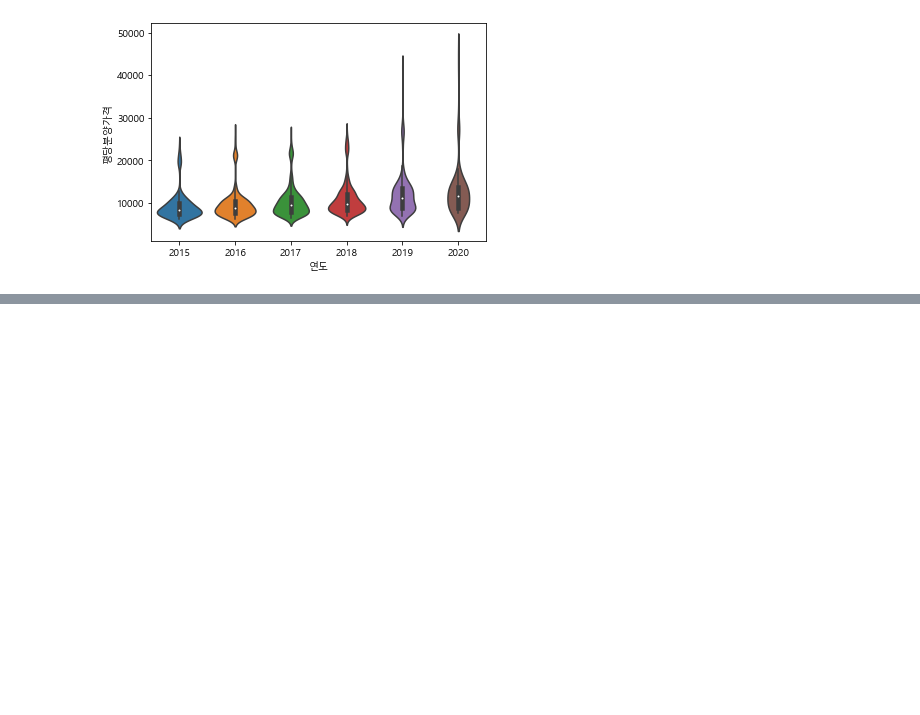
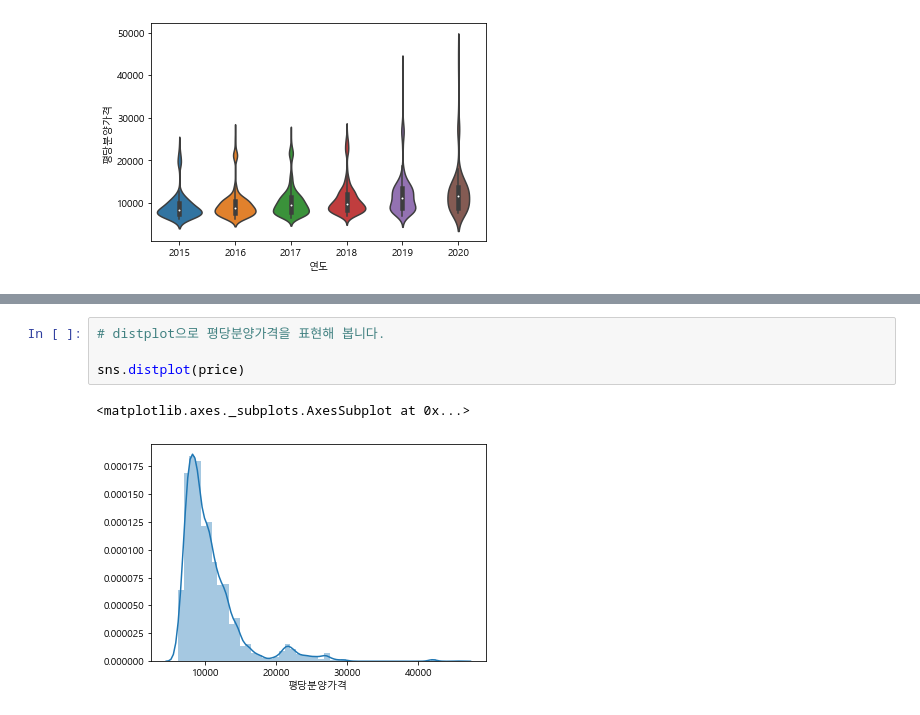
Before and after one commit to cho-jae-seong/Data_Analysis, a Jupyter notebook: open_data_analysis.ipynb, the cells around one changed output, grey strips where cells are left out. Drawn from its saved outputs; the diff is of its cells as text; blank space fills up the shorter version.

```diff
--- a/open_data_analysis.ipynb
+++ b/open_data_analysis.ipynb
@@ -634,0 +692,7 @@ sns.violinplot(data=df_last,x="연도",y="평당분양가격")
+# %%
+# distplot으로 평당분양가격을 표현해 봅니다.
+
+sns.distplot(price)
+# %% [output]
+<matplotlib.axes._subplots.AxesSubplot at 0x...>
+[figure, added]
```
Also changed, not shown: parts of 70 cells of this notebook.
